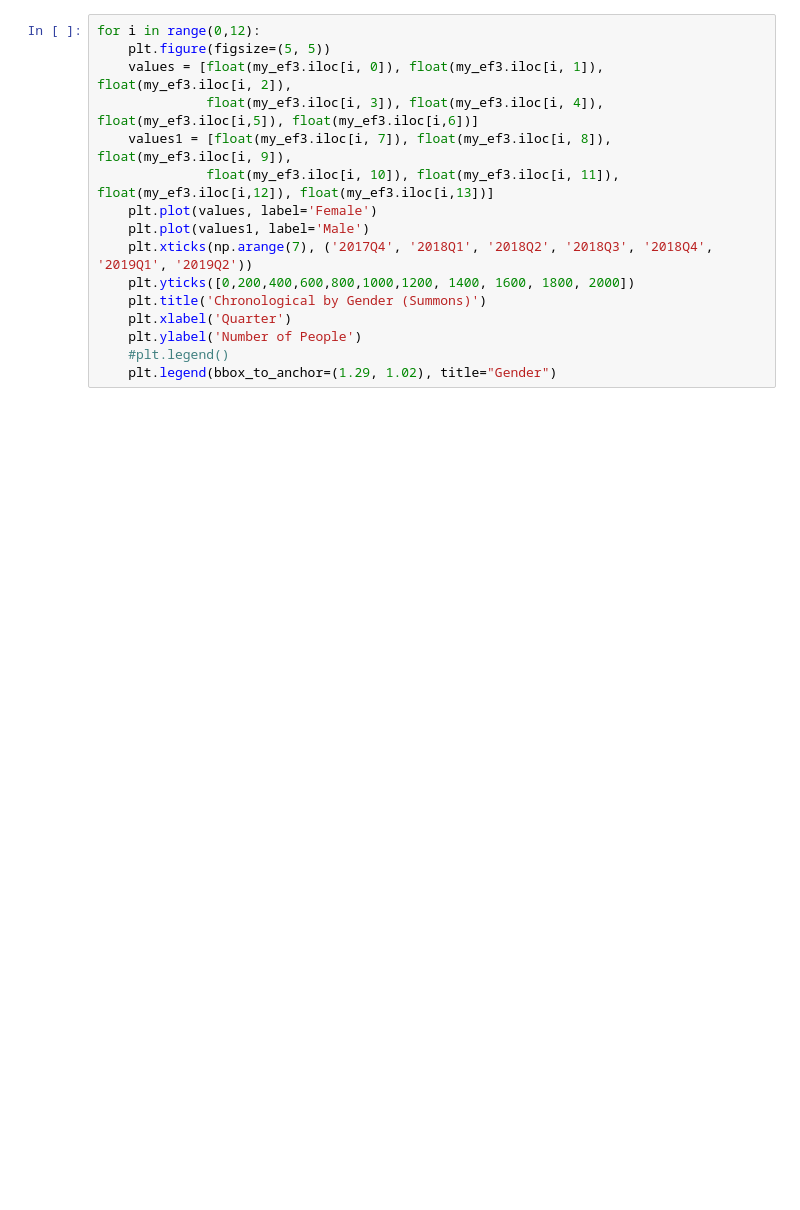
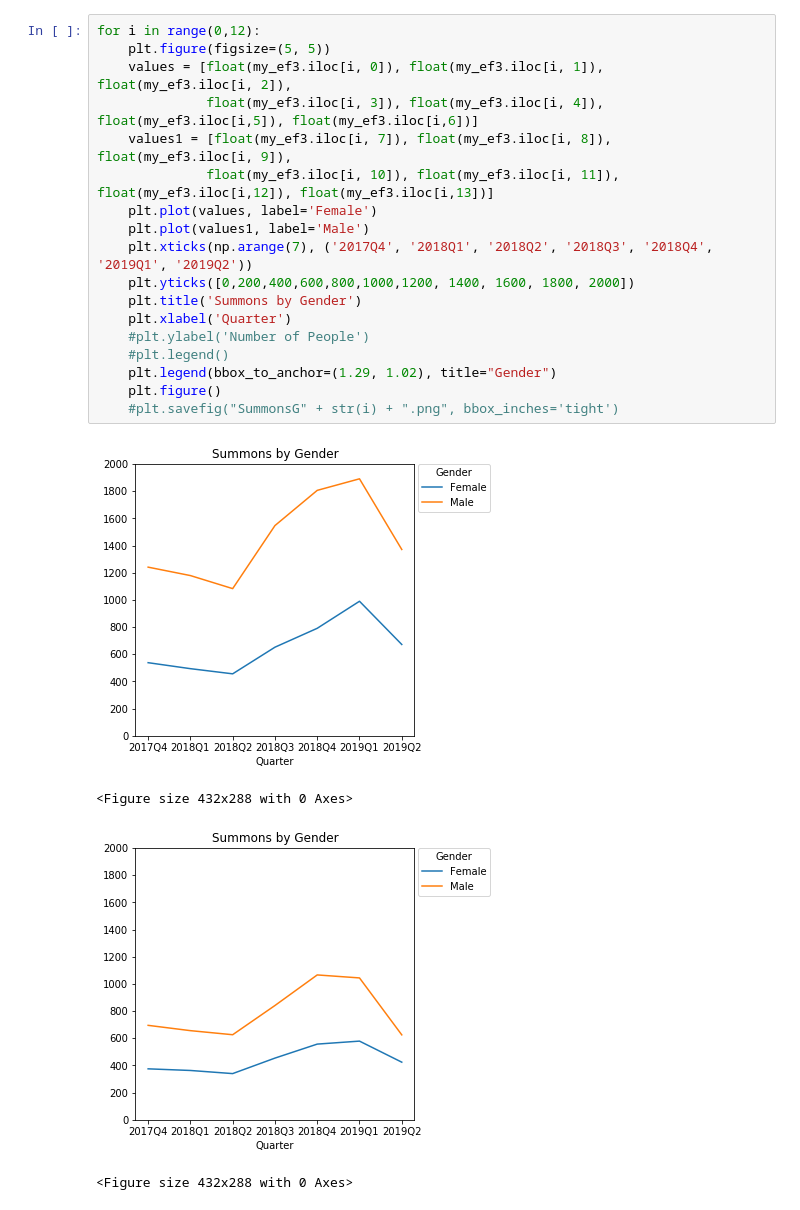
Before and after one commit to lkahlon9/fare_evasion, a Jupyter notebook: chronologicaldata.ipynb, the cells around one changed output. Cells and saved outputs as stored; diff of their text form; blank space fills up the shorter version.

```diff
--- a/chronologicaldata.ipynb
+++ b/chronologicaldata.ipynb
@@ -158,16 +274,23 @@ for i in range(0,12):
 # %%
 for i in range(0,12):
     plt.figure(figsize=(5, 5))
     values = [float(my_ef3.iloc[i, 0]), float(my_ef3.iloc[i, 1]), float(my_ef3.iloc[i, 2]),
               float(my_ef3.iloc[i, 3]), float(my_ef3.iloc[i, 4]), float(my_ef3.iloc[i,5]), float(my_ef3.iloc[i,6])]
     values1 = [float(my_ef3.iloc[i, 7]), float(my_ef3.iloc[i, 8]), float(my_ef3.iloc[i, 9]),
               float(my_ef3.iloc[i, 10]), float(my_ef3.iloc[i, 11]), float(my_ef3.iloc[i,12]), float(my_ef3.iloc[i,13])]
     plt.plot(values, label='Female')
     plt.plot(values1, label='Male')
     plt.xticks(np.arange(7), ('2017Q4', '2018Q1', '2018Q2', '2018Q3', '2018Q4', '2019Q1', '2019Q2'))
     plt.yticks([0,200,400,600,800,1000,1200, 1400, 1600, 1800, 2000])
-    plt.title('Chronological by Gender (Summons)')
+    plt.title('Summons by Gender')
     plt.xlabel('Quarter')
-    plt.ylabel('Number of People')
+    #plt.ylabel('Number of People')
     #plt.legend()
     plt.legend(bbox_to_anchor=(1.29, 1.02), title="Gender")
+    plt.figure()
+    #plt.savefig("SummonsG" + str(i) + ".png", bbox_inches='tight')
+# %% [output]
+[figure, added]
+<Figure size 432x288 with 0 Axes>
+[figure, added]
+<Figure size 432x288 with 0 Axes>
```
Also changed, not shown: parts of 12 cells of this notebook.
